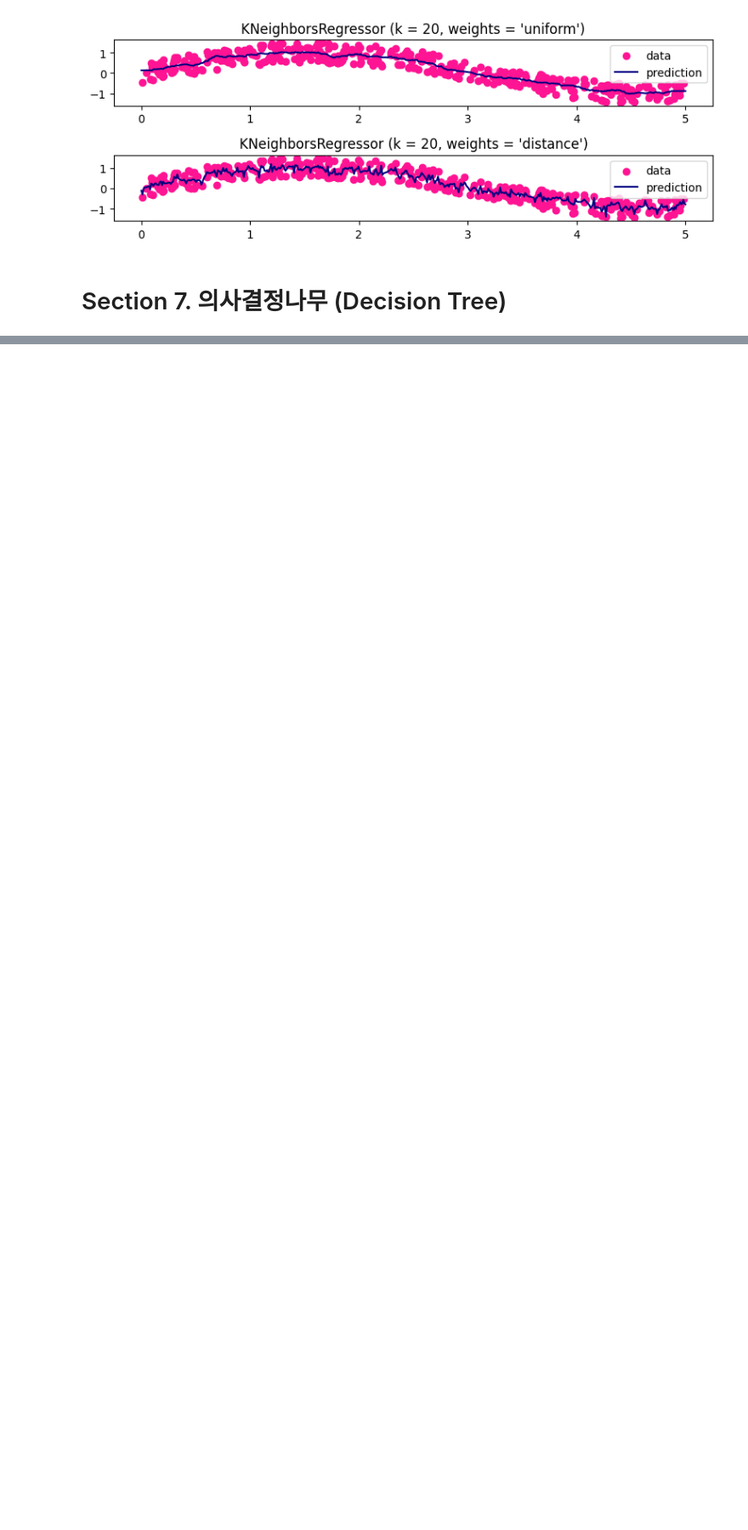
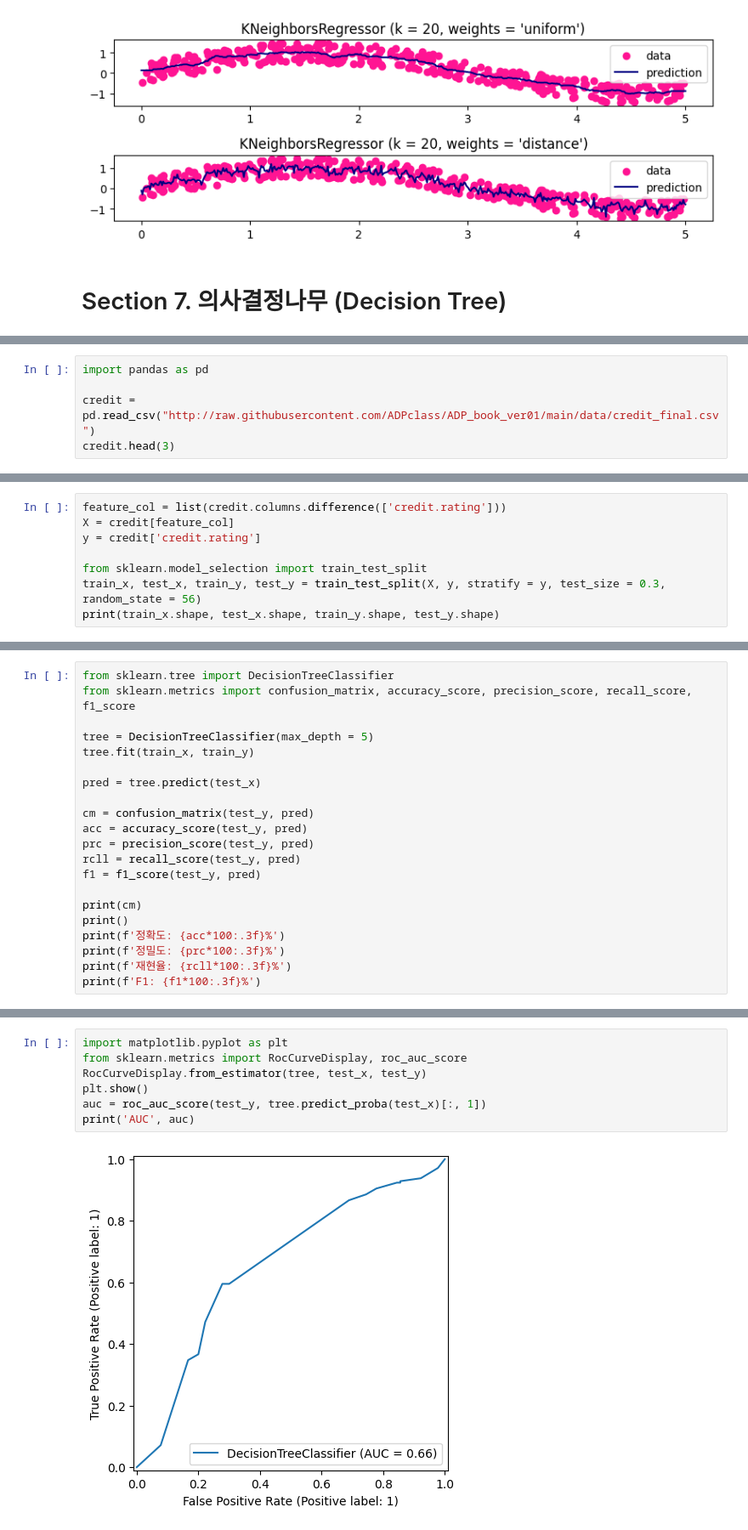
Before and after one commit to BeBrave-BeHumble/Machine_Learning, a Jupyter notebook: ADP/Chapter_6_머신러닝_지도학습part2.ipynb, the cells around one changed output, grey strips where cells are left out. Shown at 85% size. Saved outputs shown, nothing was run; the diff lists cells and outputs as text; blank space fills up the shorter version.

```diff
--- a/ADP/Chapter_6_머신러닝_지도학습part2.ipynb
+++ b/ADP/Chapter_6_머신러닝_지도학습part2.ipynb
@@ -360,0 +402,5 @@ plt.show()
+# %%
+import pandas as pd
+
+credit = pd.read_csv("http://raw.githubusercontent.com/ADPclass/ADP_book_ver01/main/data/credit_final.csv")
+credit.head(3)
@@ -360,0 +413,8 @@ plt.show()
+# %%
+feature_col = list(credit.columns.difference(['credit.rating']))
+X = credit[feature_col]
+y = credit['credit.rating']
+
+from sklearn.model_selection import train_test_split
+train_x, test_x, train_y, test_y = train_test_split(X, y, stratify = y, test_size = 0.3, random_state = 56)
+print(train_x.shape, test_x.shape, train_y.shape, test_y.shape)
@@ -360,0 +423,21 @@ plt.show()
+# %%
+from sklearn.tree import DecisionTreeClassifier
+from sklearn.metrics import confusion_matrix, accuracy_score, precision_score, recall_score, f1_score
+
+tree = DecisionTreeClassifier(max_depth = 5)
+tree.fit(train_x, train_y)
+
+pred = tree.predict(test_x)
+
+cm = confusion_matrix(test_y, pred)
+acc = accuracy_score(test_y, pred)
+prc = precision_score(test_y, pred)
+rcll = recall_score(test_y, pred)
+f1 = f1_score(test_y, pred)
+
+print(cm)
+print()
+print(f'정확도: {acc*100:.3f}%')
+print(f'정밀도: {prc*100:.3f}%')
+print(f'재현율: {rcll*100:.3f}%')
+print(f'F1: {f1*100:.3f}%')
@@ -360,0 +465,9 @@ plt.show()
+# %%
+import matplotlib.pyplot as plt
+from sklearn.metrics import RocCurveDisplay, roc_auc_score
+RocCurveDisplay.from_estimator(tree, test_x, test_y)
+plt.show()
+auc = roc_auc_score(test_y, tree.predict_proba(test_x)[:, 1])
+print('AUC', auc)
+# %% [output]
+[figure, added]
```
Also changed, not shown: parts of 18 cells of this notebook.
